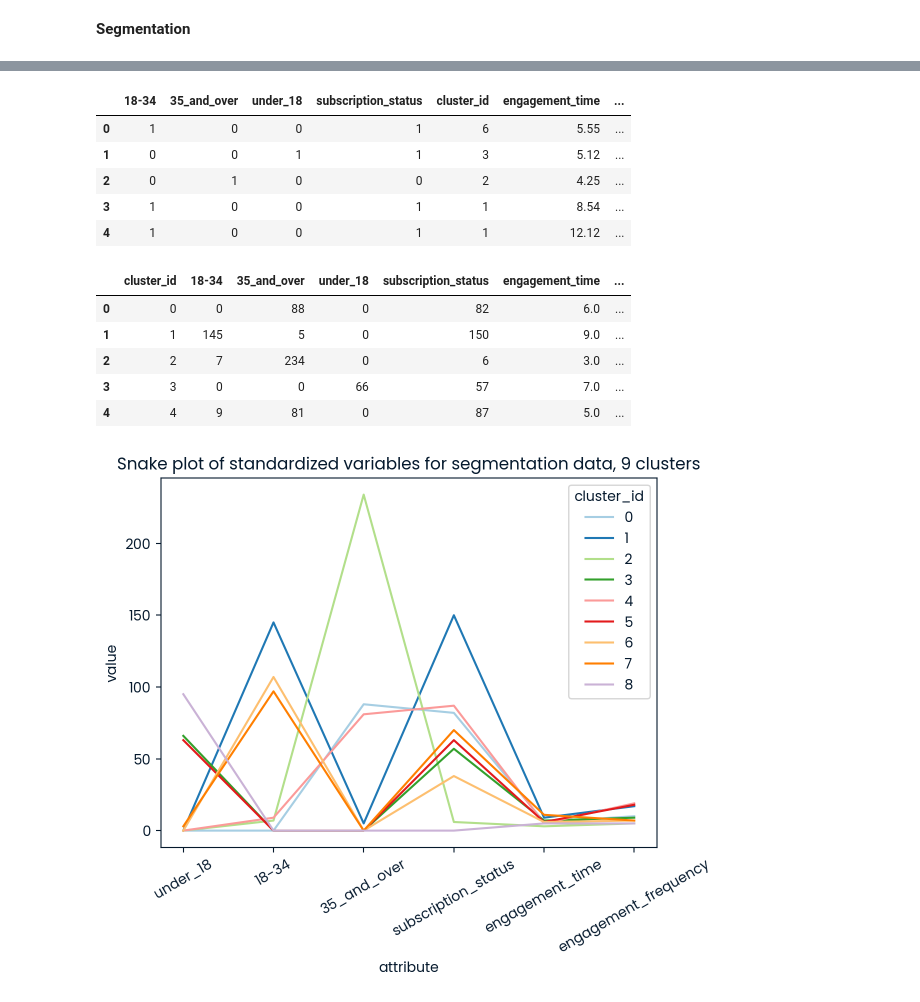
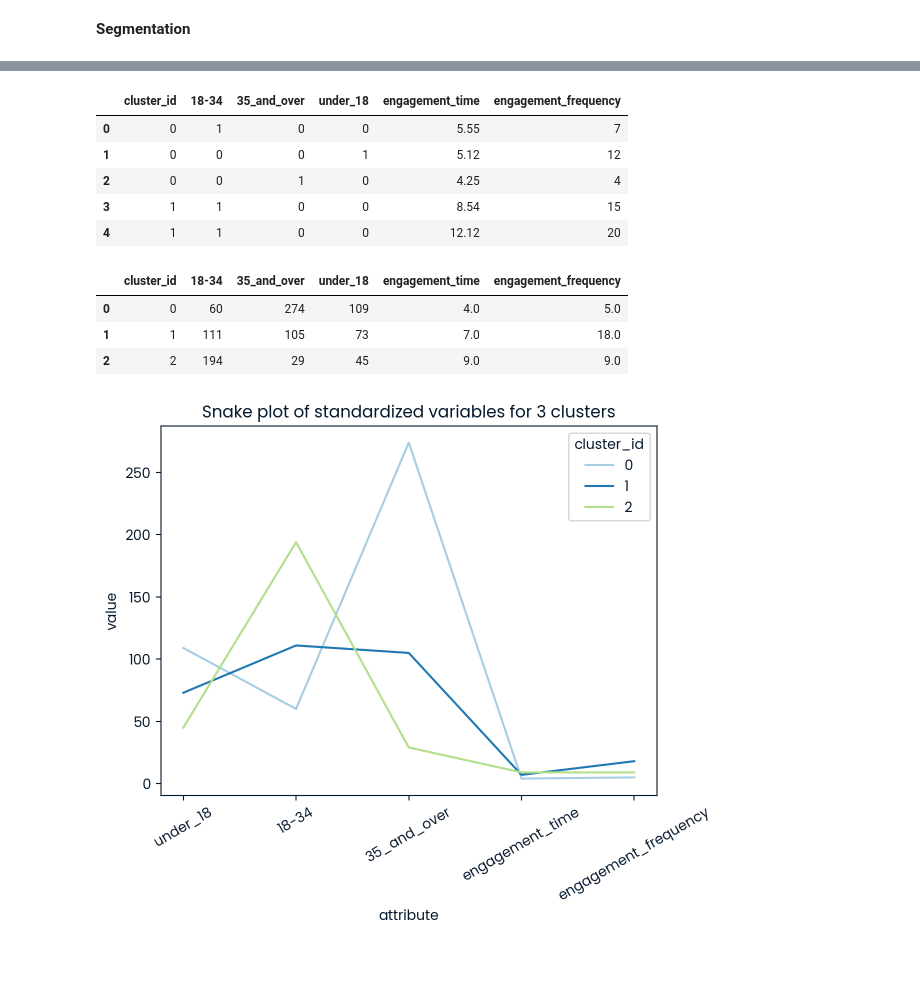
Before and after one commit to stepanaromanov/python_for_marketing_research_and_analytics, a Jupyter notebook: 8_combating_subscriber_churn_with_targeted_marketing/notebook.ipynb, the cells around one changed output, grey strips where cells are left out. Cells and saved outputs as stored; diff of their text form; code cells hidden in the pictures; blank space fills up the shorter version.

```diff
--- a/8_combating_subscriber_churn_with_targeted_marketing/notebook.ipynb
+++ b/8_combating_subscriber_churn_with_targeted_marketing/notebook.ipynb
@@ -252,7 +252,7 @@ We improved our accuracy score. Now all the models show >90%
 <b>Segmentation</b>
 # %%
 # Prepare data for segmentation
-segmentation_data = pd.merge(scaled_X, y, left_index=True, right_index=True)
+segmentation_data = scaled_X[['engagement_time_scaled', 'engagement_frequency_scaled']]
 # %%
 # Explore elbow criterion method to define number of segments
 # Iterate through a number of k values, then run clustering for each on the same data, then calculate sum of squared errors for each, then plot SSE against k and identify the elbow - diminishing incremental improvements in error reduction
@@ -323,49 +323,46 @@ def add_clusters_column(df, clusters):
     new_df = df.assign(cluster_id = cluster_labels)
     return new_df
 
-# We choose 9 clusters as optimal value for our dataset
-segmentation = add_clusters_column(segmentation_data, 9)
+# We choose 3 clusters as optimal value for our dataset
+segmentation = add_clusters_column(segmentation_data, 3)
 
-# Add unscaled numerical columns
-segmentation = pd.merge(segmentation, X[['engagement_time', 'engagement_frequency']], left_index=True, right_index=True)
+# Add unscaled and categorical columns
+segmentation = pd.merge(segmentation, X, left_index=True, right_index=True)
 segmentation.drop(['engagement_time_scaled', 'engagement_frequency_scaled'], inplace=True, axis=1)
 
 segmentation.head()
 # %% [output]
-|  | 18-34 | 35_and_over | under_18 | subscription_status | cluster_id | engagement_time | ... |
-| 0 | 1 | 0 | 0 | 1 | 6 | 5.55 | ... |
-| 1 | 0 | 0 | 1 | 1 | 3 | 5.12 | ... |
-| 2 | 0 | 1 | 0 | 0 | 2 | 4.25 | ... |
-| 3 | 1 | 0 | 0 | 1 | 1 | 8.54 | ... |
-| 4 | 1 | 0 | 0 | 1 | 1 | 12.12 | ... |
+|  | cluster_id | 18-34 | 35_and_over | under_18 | engagement_time | engagement_frequency |
+| 0 | 0 | 1 | 0 | 0 | 5.55 | 7 |
+| 1 | 0 | 0 | 0 | 1 | 5.12 | 12 |
+| 2 | 0 | 0 | 1 | 0 | 4.25 | 4 |
+| 3 | 1 | 1 | 0 | 0 | 8.54 | 15 |
+| 4 | 1 | 1 | 0 | 0 | 12.12 | 20 |
 # %%
 analysis = segmentation.groupby(['cluster_id']).agg({
        '18-34': np.sum,
        '35_and_over': np.sum,
        'under_18': np.sum,
-       'subscription_status': np.sum,
        'engagement_time': np.mean,
        'engagement_frequency': np.mean}).reset_index().round(0)
 analysis.head()
 # %% [output]
-|  | cluster_id | 18-34 | 35_and_over | under_18 | subscription_status | engagement_time | ... |
-| 0 | 0 | 0 | 88 | 0 | 82 | 6.0 | ... |
-| 1 | 1 | 145 | 5 | 0 | 150 | 9.0 | ... |
-| 2 | 2 | 7 | 234 | 0 | 6 | 3.0 | ... |
-| 3 | 3 | 0 | 0 | 66 | 57 | 7.0 | ... |
-| 4 | 4 | 9 | 81 | 0 | 87 | 5.0 | ... |
+|  | cluster_id | 18-34 | 35_and_over | under_18 | engagement_time | engagement_frequency |
+| 0 | 0 | 60 | 274 | 109 | 4.0 | 5.0 |
+| 1 | 1 | 111 | 105 | 73 | 7.0 | 18.0 |
+| 2 | 2 | 194 | 29 | 45 | 9.0 | 9.0 |
 # %%
 # To make snake plot we melt data into a long format so values and metric names are stored in 1 column each
 clusters_melt = pd.melt(analysis.reset_index(),
                                             id_vars=['cluster_id'],
-                                            value_vars=['under_18', '18-34', '35_and_over', 'subscription_status', 'engagement_time', 'engagement_frequency'],
+                                            value_vars=['under_18', '18-34', '35_and_over', 'engagement_time', 'engagement_frequency'],
                                             var_name='attribute',
                                             value_name='value')
 
 # Visualize a snake plot
-plt.title('Snake plot of standardized variables for segmentation data, 9 clusters')
+plt.title('Snake plot of standardized variables for 3 clusters')
 sns.lineplot(x='attribute', y='value', hue='cluster_id', data=clusters_melt, palette=sns.color_palette("Paired"))
 plt.xticks(rotation=30)
 plt.show()
 # %% [output]
-[figure, old version]
+[figure, new version]
```
Also changed, not shown: parts of 5 cells of this notebook.
